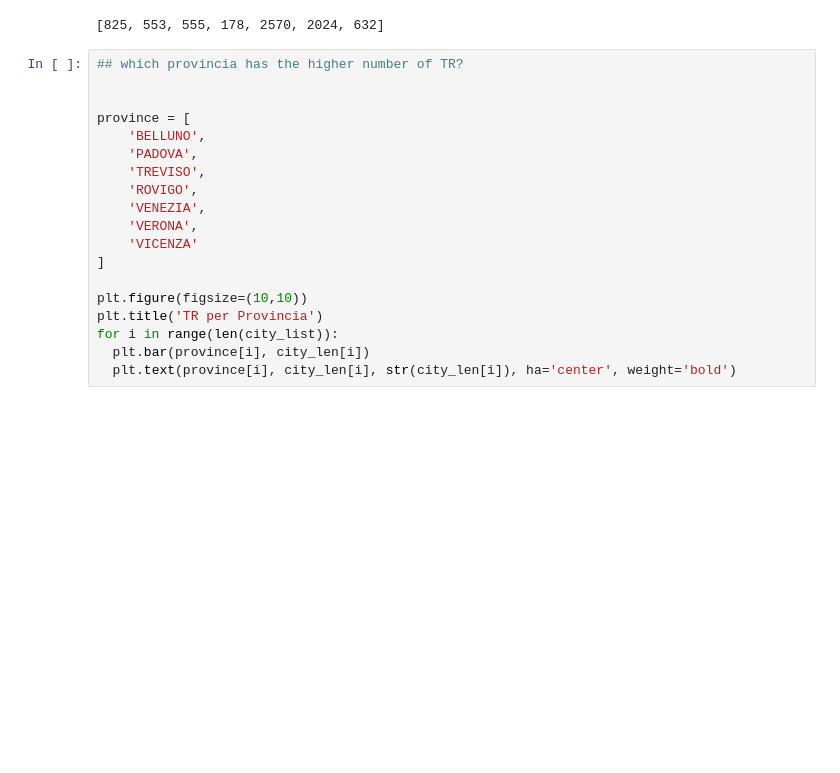
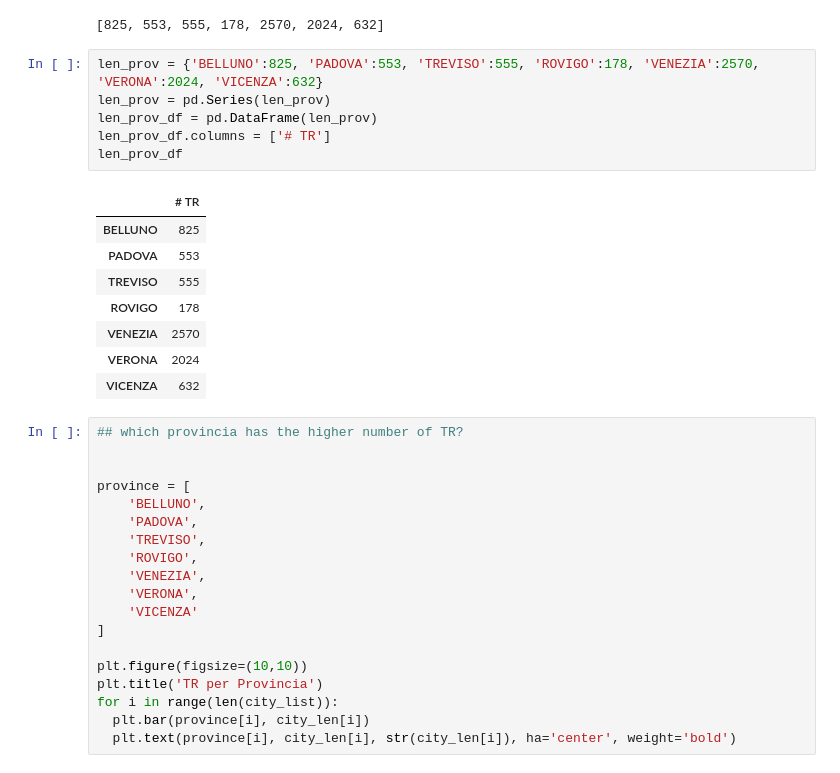
Before and after one commit to NicoloAvesani/project_Tourist_Residences_in_Veneto, a Jupyter notebook: project_on_colab.ipynb, the cells around one changed output. Drawn from its saved outputs; the diff is of its cells as text; blank space fills up the shorter version.

```diff
--- a/project_on_colab.ipynb
+++ b/project_on_colab.ipynb
@@ -532,6 +536,21 @@ city_list = [belluno_descriptive, padova_descriptive, treviso_descriptive, rovig
 city_len
 # %% [output]
 [825, 553, 555, 178, 2570, 2024, 632]
+# %%
+len_prov = {'BELLUNO':825, 'PADOVA':553, 'TREVISO':555, 'ROVIGO':178, 'VENEZIA':2570, 'VERONA':2024, 'VICENZA':632}
+len_prov = pd.Series(len_prov)
+len_prov_df = pd.DataFrame(len_prov)
+len_prov_df.columns = ['# TR']
+len_prov_df
+# %% [output]
+|  | # TR |
+| BELLUNO | 825 |
+| PADOVA | 553 |
+| TREVISO | 555 |
+| ROVIGO | 178 |
+| VENEZIA | 2570 |
+| VERONA | 2024 |
+| VICENZA | 632 |
 # %%
 ## which provincia has the higher number of TR?
 
```
Also changed, not shown: parts of 2 cells of this notebook.
